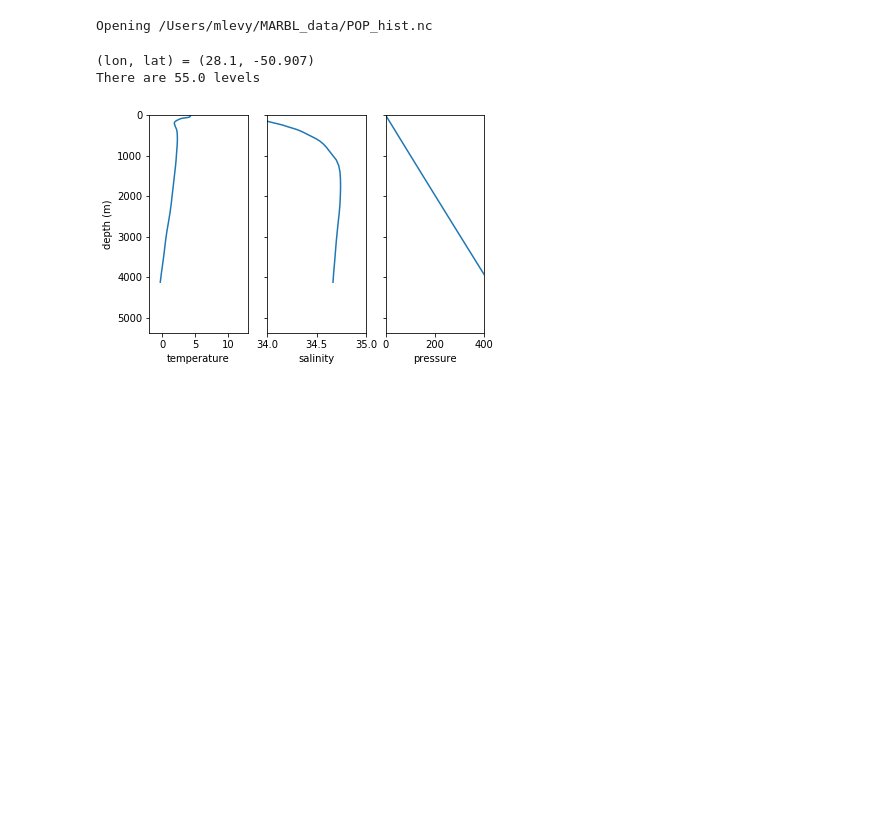
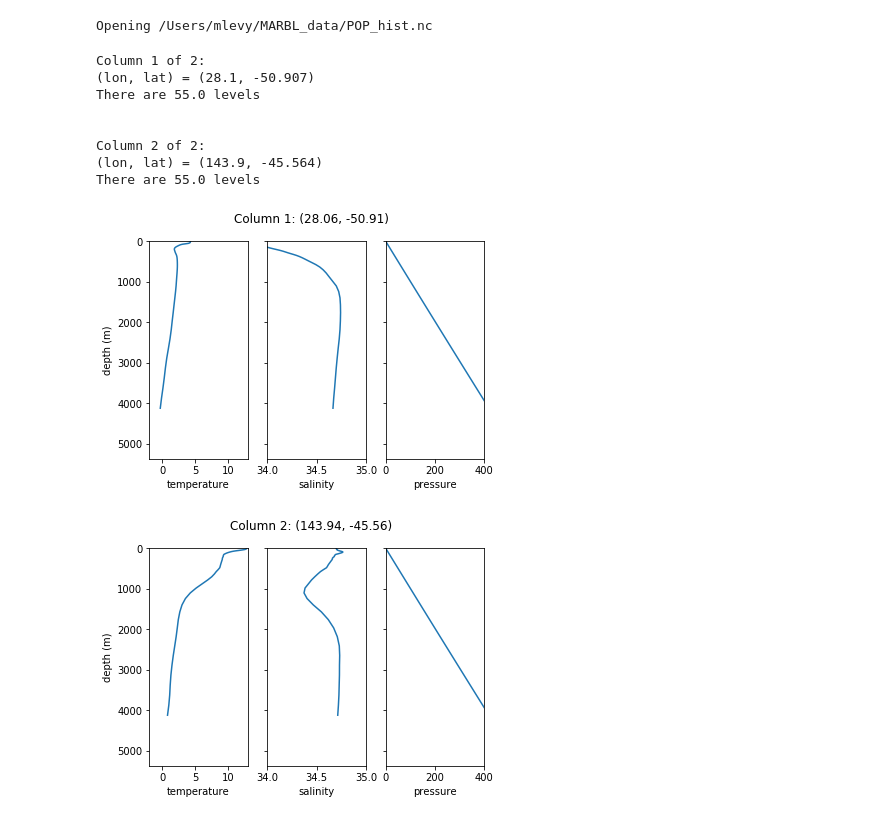
Before and after one commit to mnlevy1981/MARBL-notebooks, a Jupyter notebook: Forcing Data (with xarray).ipynb, the cells around one changed output. Saved outputs shown, nothing was run; the diff lists cells and outputs as text; code cells hidden in the pictures; blank space fills up the shorter version.

Commit message:
Add column dimension to marbl input
Instead of pulling a single column of POP data out, pull multiple columns out
and concatenate along a column dimension

```diff
--- a/Forcing Data (with xarray).ipynb
+++ b/Forcing Data (with xarray).ipynb
@@ -41,7 +43,7 @@ if not os.path.isfile(filename):
 
 if os.path.isfile(filename):
     print("Opening %s" % filename)
-    ds = xr.open_dataset(filename, decode_times=False, decode_coords=False)
+    ds_in = xr.open_dataset(filename, decode_times=False, decode_coords=False)
 else:
     print("Can not find %s" % filename)
 # %% [output]
@@ -60,35 +62,50 @@ ciso_tracers = ['DI13C', 'DO13C', 'DI14C', 'DO14C', 'zoo13C', 'zoo14C', 'sp14C',
                 'spCa13CO3', 'spCa14CO3', 'diat13C', 'diat14c', 'diaz13C', 'diaz14C']
 # For MCOG_vars, need to determine number of bins
 MCOG_vars = []
-nbins = len([v for v in ds.variables if v.startswith('FRACR_BIN_')])
+nbins = len([v for v in ds_in.variables if v.startswith('FRACR_BIN_')])
 for n in range(0,nbins):
     for varname in ['FRACR_BIN', 'QSW_BIN']:
         MCOG_vars.append('{}_{:02d}'.format(varname, n+1))
 
 vars_to_keep = grid_vars + forcing_vars + base_tracers + ciso_tracers + MCOG_vars
 
-lon = ds.isel(time=0, nlat=lat_in, nlon=lon_in)['TLONG'].values
-lat = ds.isel(time=0, nlat=lat_in, nlon=lon_in)['TLAT'].values
-depth_cnt = ds.isel(time=0, nlat=lat_in, nlon=lon_in)['KMT'].values
+for n in range(0, ncol):
+    lon = ds_in.isel(time=0, nlat=lat_in[n], nlon=lon_in[n])['TLONG'].values
+    lat = ds_in.isel(time=0, nlat=lat_in[n], nlon=lon_in[n])['TLAT'].values
+    active_level_cnt = ds_in.isel(time=0, nlat=lat_in[n], nlon=lon_in[n])['KMT'].values
 
-# Verify location
-print('(lon, lat) = ({:.1f}, {:.3f})'.format(lon, lat))
-print('There are {} levels'.format(depth_cnt))
+    # Verify location
+    print('Column {} of {}:'.format(n+1, ncol))
+    print('(lon, lat) = ({:.1f}, {:.3f})'.format(lon, lat))
+    print('There are {} levels'.format(active_level_cnt))
+    if n < ncol-1:
+        print('\n')
 
 # Set up separate data sets for forcing and initial conditions
 #forcing_col = raw_data.copy(deep=True)
 #forcing_col.drop([v for v in raw_data.variables if v not in grid_vars + forcing_vars])
 # %% [output]
+Column 1 of 2:
 (lon, lat) = (28.1, -50.907)
 There are 55.0 levels
+
+
+Column 2 of 2:
+(lon, lat) = (143.9, -45.564)
+There are 55.0 levels
 # %%
 # Reduce data
-raw_data = ds.isel(time=0, nlat=lat_in, nlon=lon_in).drop([v for v in ds.variables if v not in vars_to_keep])
+raw_data_list = []
+for n in range(0, ncol):
+    raw_data_list.append(ds_in.isel(time=0, nlat=lat_in[n], nlon=lon_in[n]).drop([v for v in ds_in.variables if v not in vars_to_keep]))
+    FillVal_r8 = ds_in['TLAT'].encoding['_FillValue']
+    for var_name in raw_data_list[n].variables:
+        if 'coordinates' in raw_data_list[n][var_name].attrs:
+            del(raw_data_list[n][var_name].attrs['coordinates'])
+        if raw_data_list[n][var_name].values.dtype == 'float64':
+            raw_data_list[n][var_name].encoding['_FillValue'] = FillVal_r8
 
-for var_name in raw_data.variables:
-    if 'coordinates' in raw_data[var_name].attrs:
-        del(raw_data[var_name].attrs['coordinates'])
-
+raw_data = xr.concat(raw_data_list, 'column')
 raw_data.to_netcdf('raw_data.nc')
 # %%
 # Variables to keep (MARBL variable names)
@@ -181,19 +207,23 @@ def update_xlim(interior_forcing):
 # %%
 vars_to_plot = ['temperature', 'salinity', 'pressure']
 nvars = len(vars_to_plot)
-fig, axes = plt.subplots(ncols=nvars)
-plt.xlim(400000,0)
 
-for n, interior_forcing in enumerate(vars_to_plot):
-    MARBL_data[interior_forcing].plot(ax=axes[n])
-    plt.subplot(1,nvars,n+1);
-    plt.plot(MARBL_data[interior_forcing].values, MARBL_data['zt'].values);
-    plt.ylim(max(MARBL_data['zt'].values), min(MARBL_data['zt'].values));
-    plt.xlabel(interior_forcing)
-    # Only want y-axis label and tick labels on left-most plot
-    plt.ylabel("depth (m)" if (n == 0) else "")
-    plt.tick_params(labelleft=(n == 0))
+for col_id in range(0, ncol):
+    fig, axes = plt.subplots(ncols=nvars)
+    fig.suptitle('Column {}: ({:.2f}, {:.2f})'.format(col_id+1, MARBL_data['lon'].isel(column=col_id).values, MARBL_data['lat'].isel(column=col_id).values))
+    plt.xlim(400000,0)
 
-    update_xlim(interior_forcing);
+    for n, interior_forcing in enumerate(vars_to_plot):
+        MARBL_data[interior_forcing].plot(ax=axes[n])
+        plt.subplot(1,nvars,n+1);
+        plt.plot(MARBL_data[interior_forcing].isel(column=col_id).values, MARBL_data['zt'].values);
+        plt.ylim(max(MARBL_data['zt'].values), min(MARBL_data['zt'].values));
+        plt.xlabel(interior_forcing)
+        # Only want y-axis label and tick labels on left-most plot
+        plt.ylabel("depth (m)" if (n == 0) else "")
+        plt.tick_params(labelleft=(n == 0))
+
+        update_xlim(interior_forcing);
 # %% [output]
-[figure, old version]
+[figure, new version]
+[figure, added]
```
Also changed, not shown: parts of 3 cells of this notebook, 1 other file.
